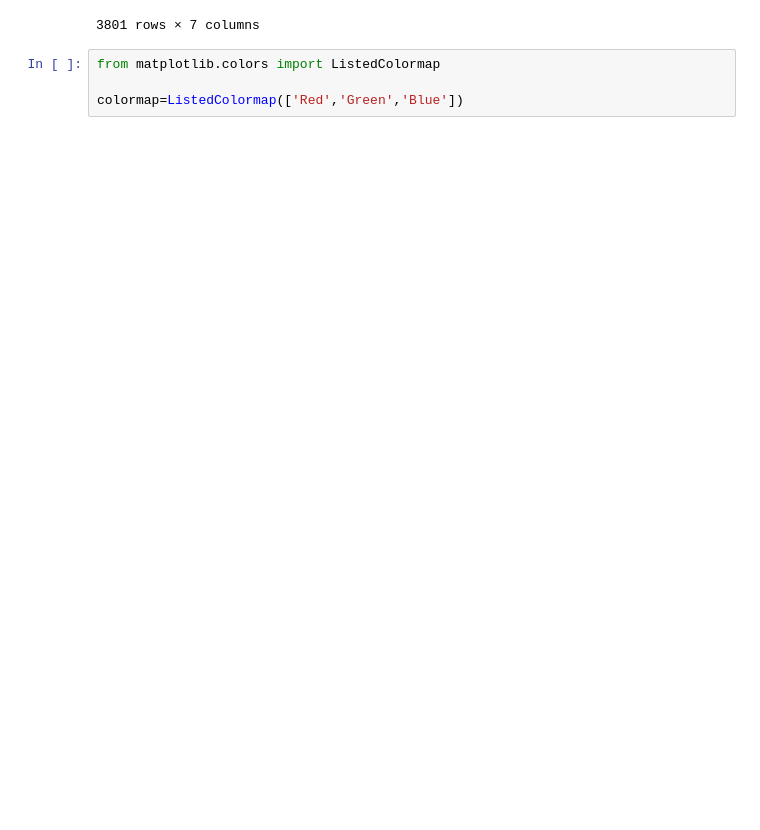
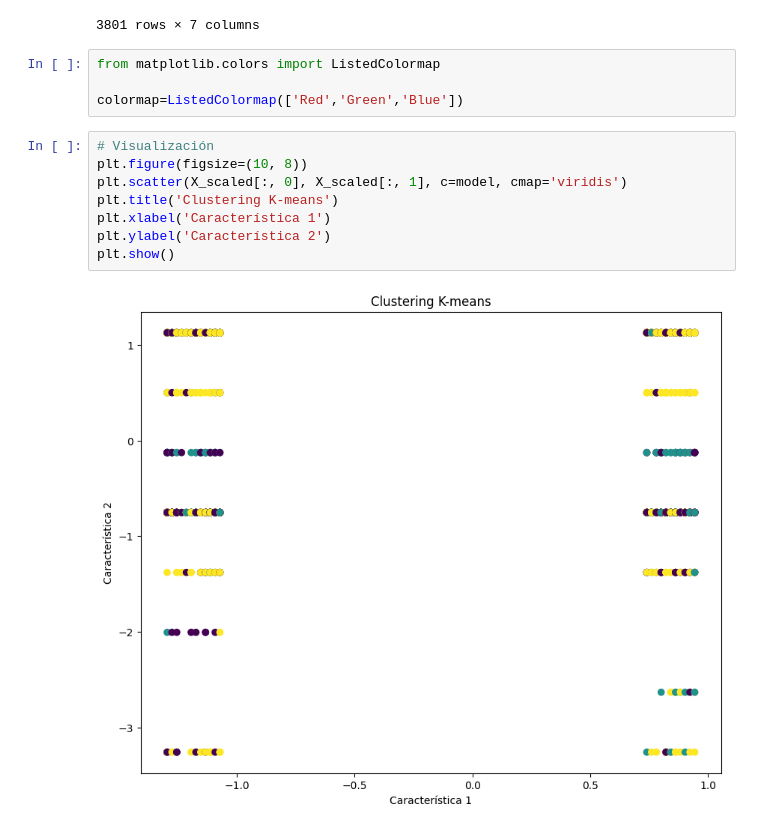
Before and after one commit to voz-mk/sistemas-inteligentes, a Jupyter notebook: main.ipynb, the cells around one changed output. Cells and saved outputs as stored; diff of their text form; blank space fills up the shorter version.

Commit message:
visualizacion del cluster y pca

```diff
--- a/main.ipynb
+++ b/main.ipynb
@@ -447,3 +447,13 @@ df
 from matplotlib.colors import ListedColormap
 
 colormap=ListedColormap(['Red','Green','Blue'])
+# %%
+# Visualización
+plt.figure(figsize=(10, 8))
+plt.scatter(X_scaled[:, 0], X_scaled[:, 1], c=model, cmap='viridis')
+plt.title('Clustering K-means')
+plt.xlabel('Característica 1')
+plt.ylabel('Característica 2')
+plt.show()
+# %% [output]
+[figure, added]
```
Also changed, not shown: parts of 15 cells of this notebook.
